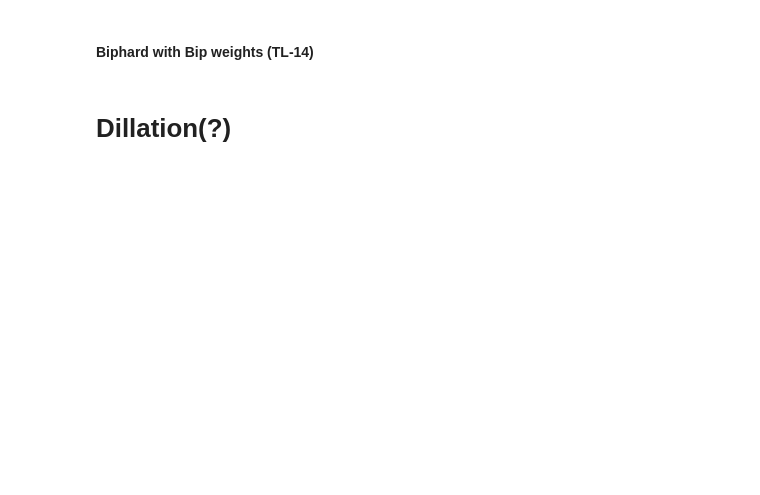
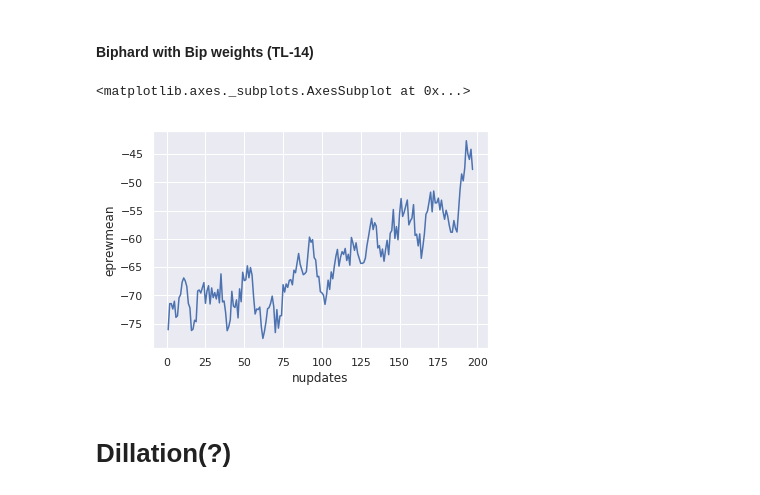
Before and after one commit to tjcdev/mlpgroup009, a Jupyter notebook: analysis/Analysis.ipynb, the cells around one changed output. Cells and saved outputs as stored; diff of their text form; code cells hidden in the pictures; blank space fills up the shorter version.

```diff
--- a/analysis/Analysis.ipynb
+++ b/analysis/Analysis.ipynb
@@ -70,8 +85,11 @@ sns.lineplot(x="nupdates", y="eprewmean", data=tl_bip_locked_biphard)
 # %% [markdown]
 #### Biphard with Bip weights (TL-14)
 # %%
-tl_biphard_locked_bip = pd.read_json('tl-bip-with-locked-biphard.json')
+tl_biphard_locked_bip = pd.read_json('tl-biphard-with-locked-bip.json')
 sns.lineplot(x="nupdates", y="eprewmean", data=tl_biphard_locked_bip)
+# %% [output]
+<matplotlib.axes._subplots.AxesSubplot at 0x...>
+[figure, added]
 # %% [markdown]
 # Dillation(?)
 # %%
```
Also changed, not shown: parts of 6 cells of this notebook, 7 other files.
